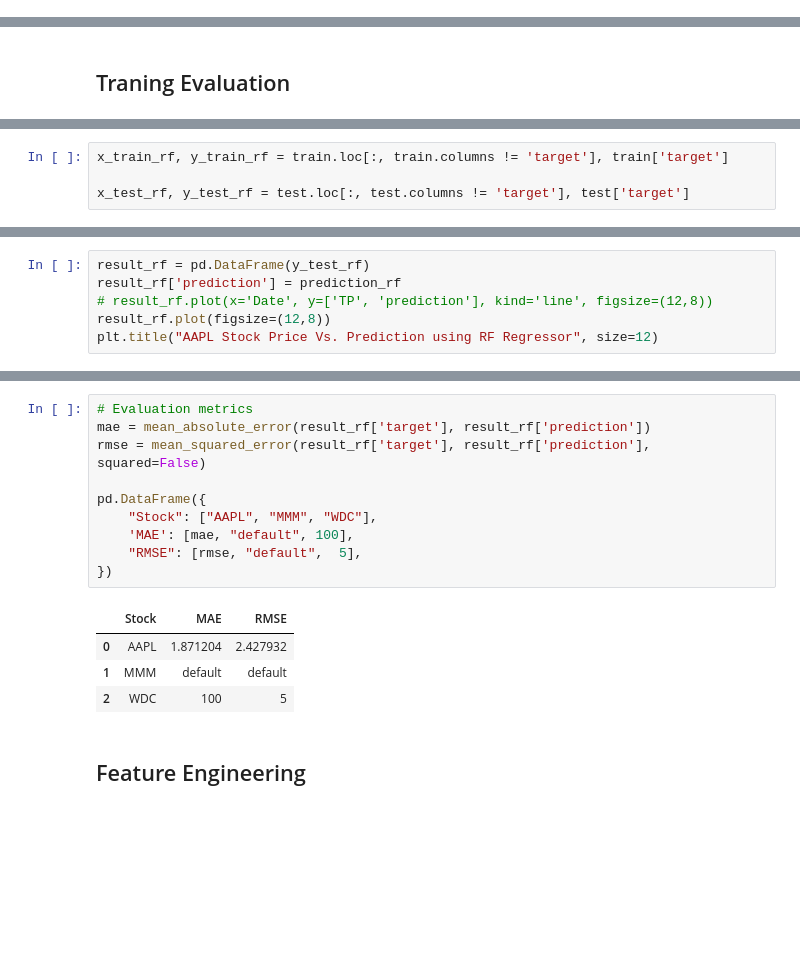
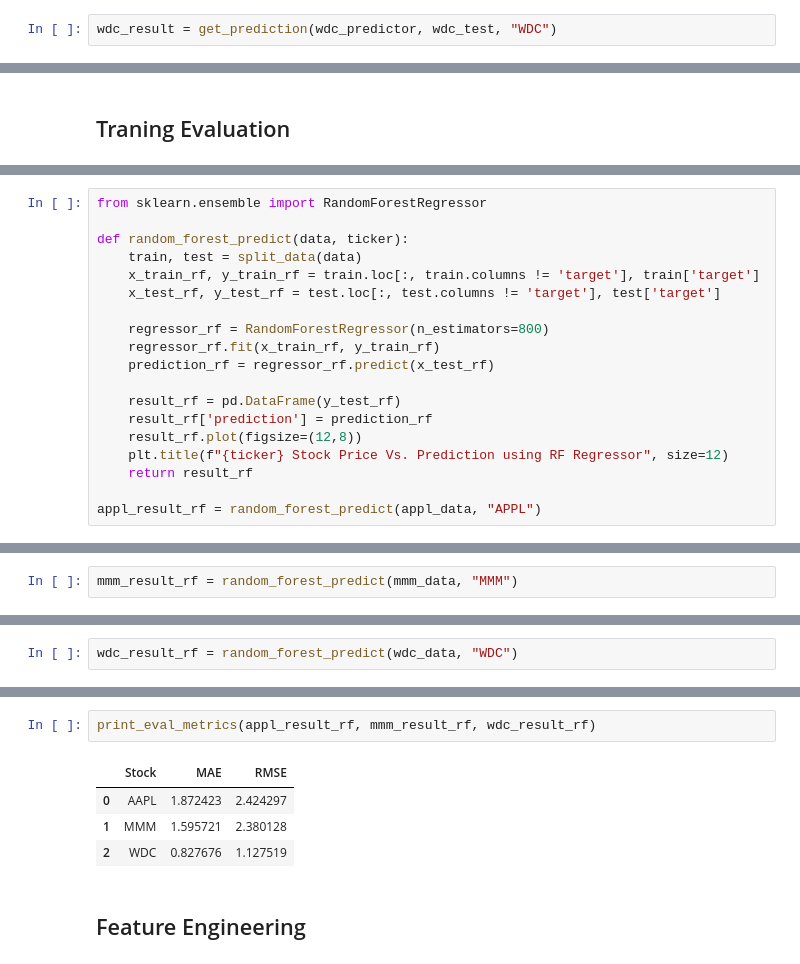
Before and after one commit to jwen2014/predict-stock-price, a Jupyter notebook: train.ipynb, the cells around one changed output, grey strips where cells are left out. Cells and saved outputs as stored; diff of their text form; blank space fills up the shorter version.

```diff
--- a/train.ipynb
+++ b/train.ipynb
@@ -127,0 +184,2 @@ plt.gcf().autofmt_xdate()
+# %%
+wdc_result = get_prediction(wdc_predictor, wdc_test, "WDC")
@@ -147,4 +207,19 @@ from sklearn.ensemble import RandomForestRegressor
 # %%
-x_train_rf, y_train_rf = train.loc[:, train.columns != 'target'], train['target']
+from sklearn.ensemble import RandomForestRegressor
 
-x_test_rf, y_test_rf = test.loc[:, test.columns != 'target'], test['target']
+def random_forest_predict(data, ticker):
+    train, test = split_data(data)
+    x_train_rf, y_train_rf = train.loc[:, train.columns != 'target'], train['target']
+    x_test_rf, y_test_rf = test.loc[:, test.columns != 'target'], test['target']
+
+    regressor_rf = RandomForestRegressor(n_estimators=800)
+    regressor_rf.fit(x_train_rf, y_train_rf)
+    prediction_rf = regressor_rf.predict(x_test_rf)
+
+    result_rf = pd.DataFrame(y_test_rf)
+    result_rf['prediction'] = prediction_rf
+    result_rf.plot(figsize=(12,8))
+    plt.title(f"{ticker} Stock Price Vs. Prediction using RF Regressor", size=12)
+    return result_rf
+
+appl_result_rf = random_forest_predict(appl_data, "APPL")
@@ -178,7 +228,3 @@ array([149.77063696, 146.73075814, 145.62957976, 147.78799288,
 # %%
-result_rf = pd.DataFrame(y_test_rf)
-result_rf['prediction'] = prediction_rf
-# result_rf.plot(x='Date', y=['TP', 'prediction'], kind='line', figsize=(12,8))
-result_rf.plot(figsize=(12,8))
-plt.title("AAPL Stock Price Vs. Prediction using RF Regressor", size=12)
+mmm_result_rf = random_forest_predict(mmm_data, "MMM")
 # %% [output]
@@ -186,0 +232,2 @@ Text(0.5, 1.0, 'AAPL Stock Price Vs. Prediction using RF Regressor')
+# %%
+wdc_result_rf = random_forest_predict(wdc_data, "WDC")
@@ -187,17 +236,9 @@ Text(0.5, 1.0, 'AAPL Stock Price Vs. Prediction using RF Regressor')
 # %%
-# Evaluation metrics
-mae = mean_absolute_error(result_rf['target'], result_rf['prediction'])
-rmse = mean_squared_error(result_rf['target'], result_rf['prediction'], squared=False)
-
-pd.DataFrame({
-    "Stock": ["AAPL", "MMM", "WDC"],
-    'MAE': [mae, "default", 100],
-    "RMSE": [rmse, "default",  5],
-})
+print_eval_metrics(appl_result_rf, mmm_result_rf, wdc_result_rf)
 # %% [output]
 |  | Stock | MAE | RMSE |
-| 0 | AAPL | 1.871204 | 2.427932 |
-| 1 | MMM | default | default |
-| 2 | WDC | 100 | 5 |
+| 0 | AAPL | 1.872423 | 2.424297 |
+| 1 | MMM | 1.595721 | 2.380128 |
+| 2 | WDC | 0.827676 | 1.127519 |
 # %% [markdown]
 ## Feature Engineering
```
Also changed, not shown: parts of 37 cells of this notebook, 1 other file.
